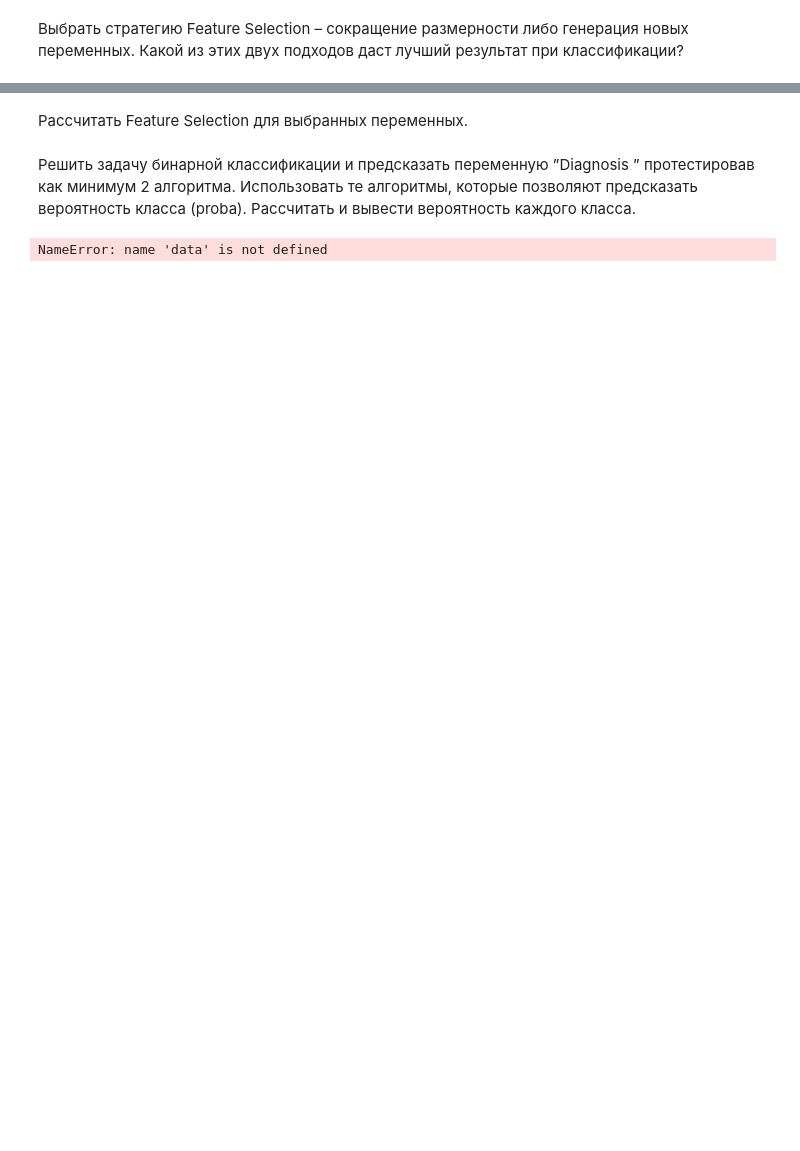
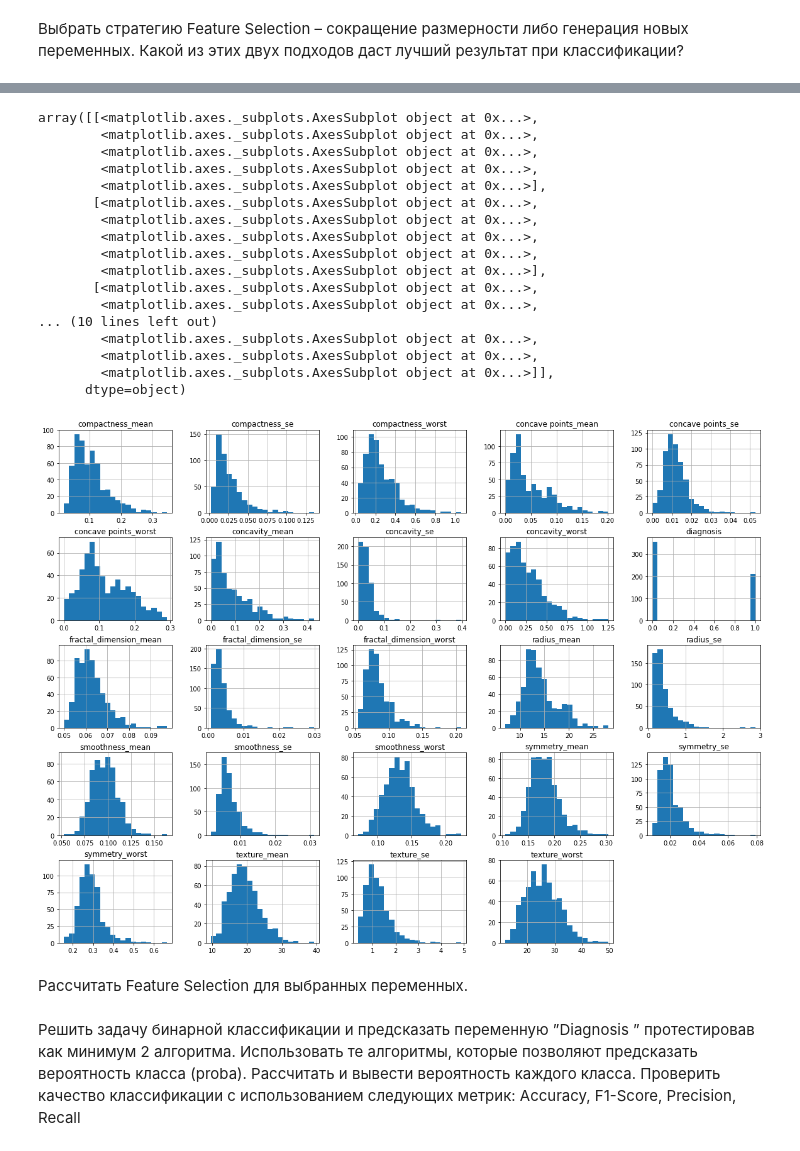
Before and after one commit to dsemen/netology, a Jupyter notebook: breasts_cancer.ipynb, the cells around one changed output, grey strips where cells are left out. Drawn from its saved outputs; the diff is of its cells as text; code cells hidden in the pictures; blank space fills up the shorter version.

```diff
--- a/breasts_cancer.ipynb
+++ b/breasts_cancer.ipynb
@@ -174,4 +156,29 @@ x_1.head()
+# %%
+#Список фичей от которых избавляемся
+drop_list = ['id','radius_worst','area_mean', 'area_se', 'area_worst','perimeter_mean', 'perimeter_se', 'perimeter_worst']
+# %%
+df.drop(drop_list,axis=1).hist(bins = 20, figsize=(20,15))
+# %% [output]
+array([[<matplotlib.axes._subplots.AxesSubplot object at 0x...>,
+        <matplotlib.axes._subplots.AxesSubplot object at 0x...>,
+        <matplotlib.axes._subplots.AxesSubplot object at 0x...>,
+        <matplotlib.axes._subplots.AxesSubplot object at 0x...>,
+        <matplotlib.axes._subplots.AxesSubplot object at 0x...>],
+       [<matplotlib.axes._subplots.AxesSubplot object at 0x...>,
+        <matplotlib.axes._subplots.AxesSubplot object at 0x...>,
+        <matplotlib.axes._subplots.AxesSubplot object at 0x...>,
+        <matplotlib.axes._subplots.AxesSubplot object at 0x...>,
+        <matplotlib.axes._subplots.AxesSubplot object at 0x...>],
+       [<matplotlib.axes._subplots.AxesSubplot object at 0x...>,
+        <matplotlib.axes._subplots.AxesSubplot object at 0x...>,
+... (10 lines left out)
+        <matplotlib.axes._subplots.AxesSubplot object at 0x...>,
+        <matplotlib.axes._subplots.AxesSubplot object at 0x...>,
+        <matplotlib.axes._subplots.AxesSubplot object at 0x...>]],
+      dtype=object)
+[figure, added]
 # %% [markdown]
 Рассчитать Feature Selection для выбранных переменных.
 # %% [markdown]
 Решить задачу бинарной классификации и предсказать переменную ”Diagnosis ” протестировав как минимум 2 алгоритма. Использовать те алгоритмы, которые позволяют предсказать вероятность класса (proba). Рассчитать и вывести вероятность каждого класса.
+Проверить качество классификации с использованием следующих метрик: Accuracy, F1-Score, Precision, Recall
@@ -178,16 +189,3 @@ x_1.head()
 # %%
 from sklearn.model_selection import train_test_split
 X_train, X_test, y_train, y_test = train_test_split(X, y, test_size= 0.3, random_state=101)
-# %%
-X = data[['radius_mean', 'texture_mean', 'perimeter_mean','area_mean', 'smoothness_mean','compactness_mean', 'concavity_mean',
-          'concave points_mean','fractal_dimension_mean','radius_se', 'texture_se', 'perimeter_se','area_se',
-          'smoothness_se','compactness_se', 'concavity_se', 'concave points_se', 'fractal_dimension_se',
-          'radius_worst','texture_worst','perimeter_worst', 'area_worst', 'smoothness_worst','compactness_worst',
-          'concavity_worst', 'concave points_worst', 'symmetry_worst', 'fractal_dimension_worst']]
-y = data['diagnosis']
-
-from sklearn.linear_model import LogisticRegression
-logModel = LogisticRegression()
-logModel.fit(X, y)
-# %% [output]
-NameError: name 'data' is not defined
```
Also changed, not shown: parts of 17 cells of this notebook.
